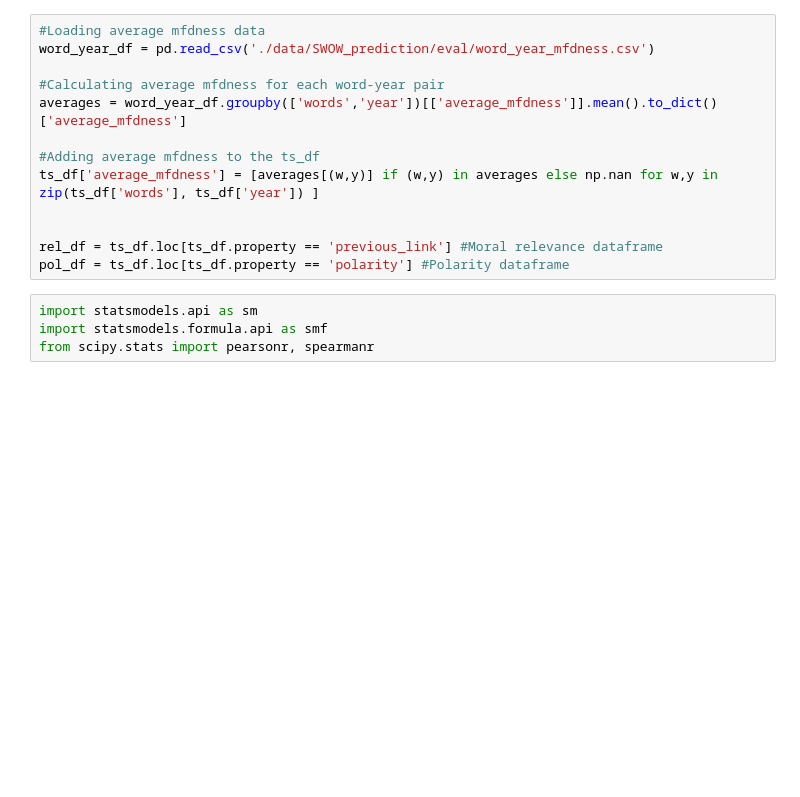
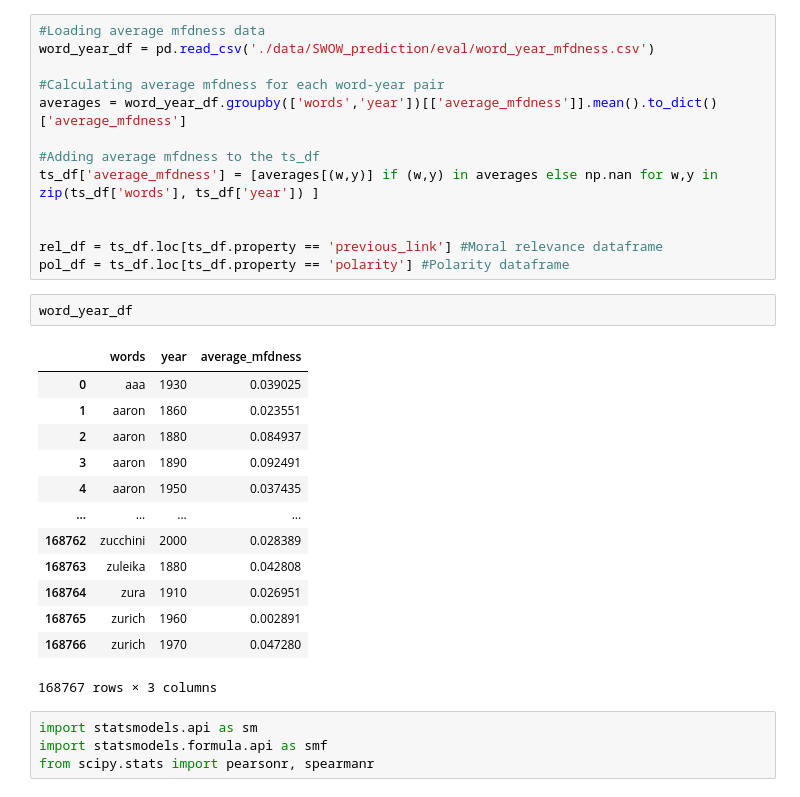
Before and after one commit to AidaRamezani/moralization_temporal, a Jupyter notebook: notebooks/direct_indirect_moralization.ipynb, the cells around one changed output. Saved outputs shown, nothing was run; the diff lists cells and outputs as text; blank space fills up the shorter version.

```diff
--- a/notebooks/direct_indirect_moralization.ipynb
+++ b/notebooks/direct_indirect_moralization.ipynb
@@ -25,6 +25,22 @@ ts_df['average_mfdness'] = [averages[(w,y)] if (w,y) in averages else np.nan for
 
 rel_df = ts_df.loc[ts_df.property == 'previous_link'] #Moral relevance dataframe
 pol_df = ts_df.loc[ts_df.property == 'polarity'] #Polarity dataframe
+# %%
+word_year_df
+# %% [output]
+|  | words | year | average_mfdness |
+| 0 | aaa | 1930 | 0.039025 |
+| 1 | aaron | 1860 | 0.023551 |
+| 2 | aaron | 1880 | 0.084937 |
+| 3 | aaron | 1890 | 0.092491 |
+| 4 | aaron | 1950 | 0.037435 |
+| ... | ... | ... | ... |
+| 168762 | zucchini | 2000 | 0.028389 |
+| 168763 | zuleika | 1880 | 0.042808 |
+| 168764 | zura | 1910 | 0.026951 |
+| 168765 | zurich | 1960 | 0.002891 |
+| 168766 | zurich | 1970 | 0.047280 |
+168767 rows × 3 columns
 # %%
 import statsmodels.api as sm
 import statsmodels.formula.api as smf
```
Also changed, not shown: parts of 5 cells of this notebook.
